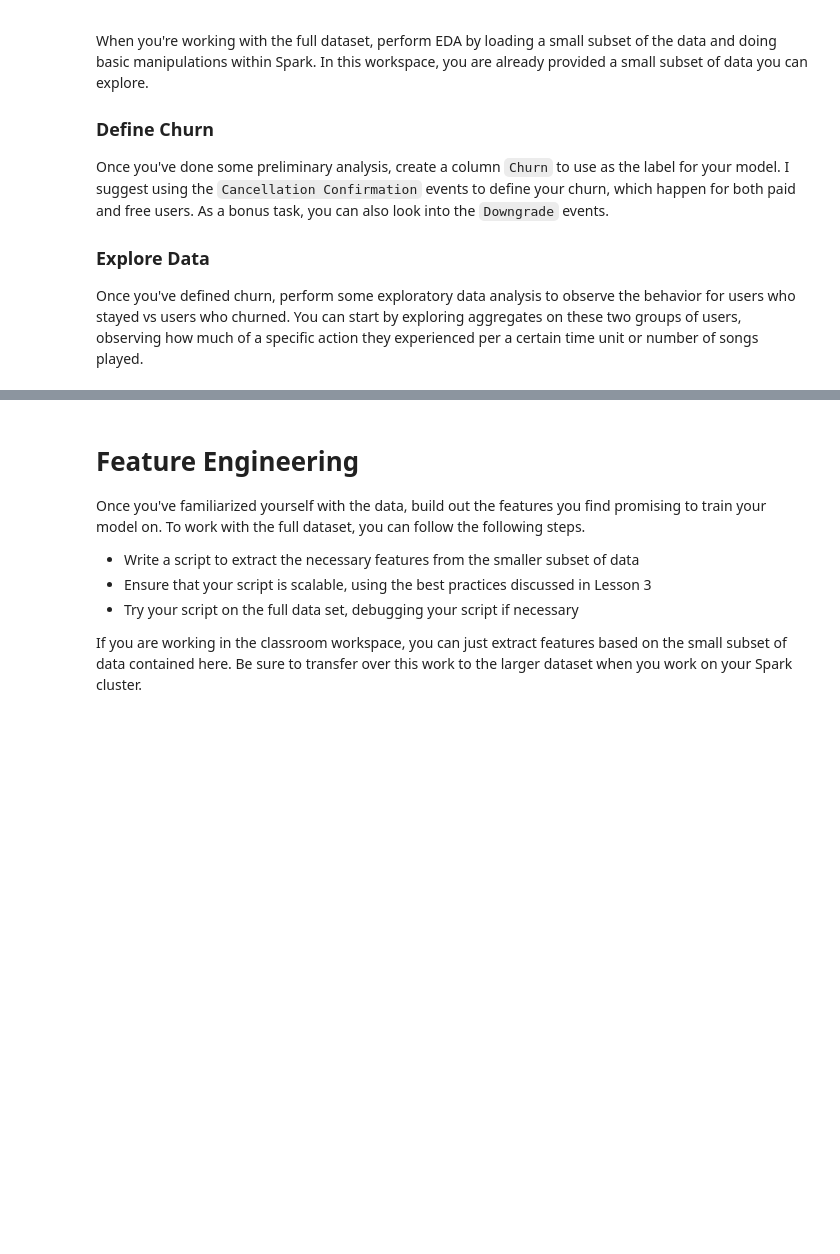
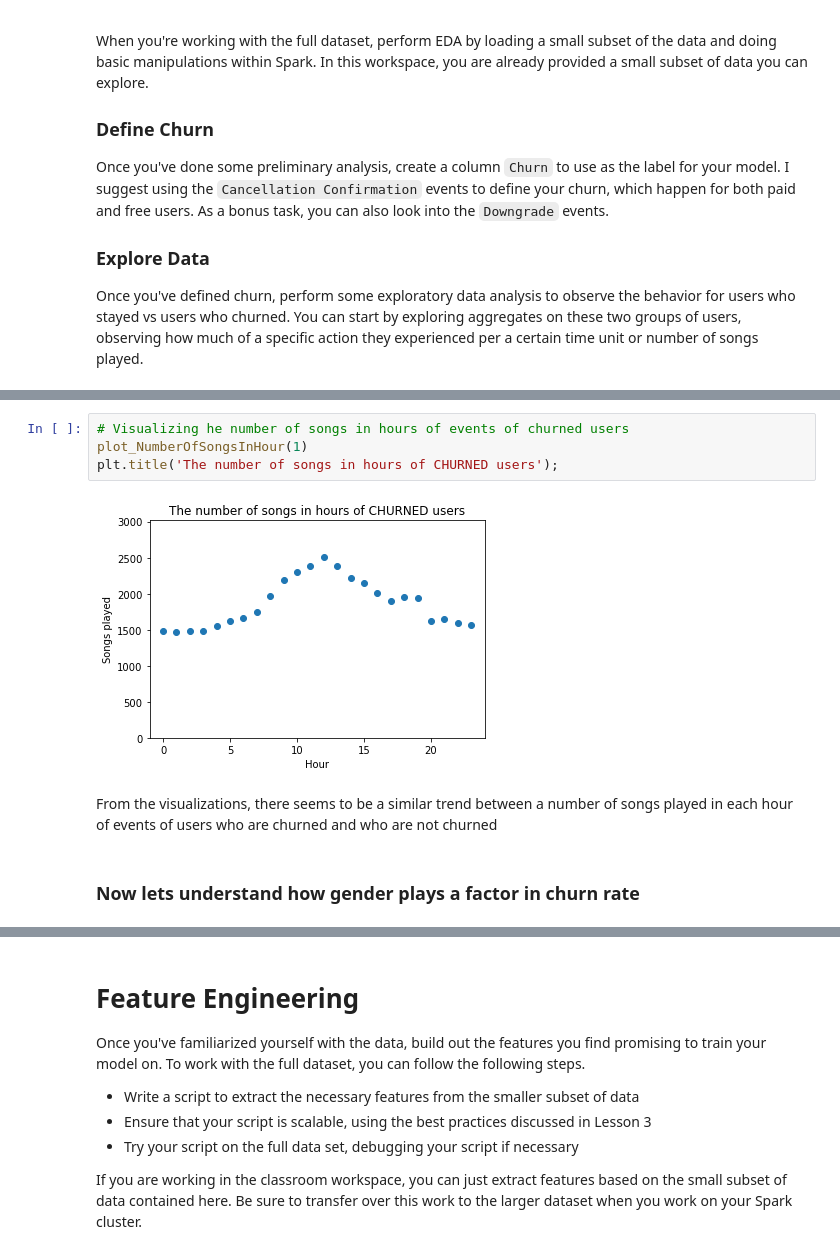
Before and after one commit to OmoyeniO/Churn-Prediction-Using-Spark, a Jupyter notebook: Sparkify.ipynb, the cells around one changed output, grey strips where cells are left out. Drawn from its saved outputs; the diff is of its cells as text; blank space fills up the shorter version.

```diff
--- a/Sparkify.ipynb
+++ b/Sparkify.ipynb
@@ -40,0 +341,10 @@ Once you've defined churn, perform some exploratory data analysis to observe the
+# %%
+# Visualizing he number of songs in hours of events of churned users
+plot_NumberOfSongsInHour(1)
+plt.title('The number of songs in hours of CHURNED users');
+# %% [output]
+[figure, added]
+# %% [markdown]
+From the visualizations, there seems to be a similar trend between a number of songs played in each hour of events of users who are churned and who are not churned
+# %% [markdown]
+### Now lets understand how gender plays a factor in churn rate
```
Also changed, not shown: parts of 58 cells of this notebook.
